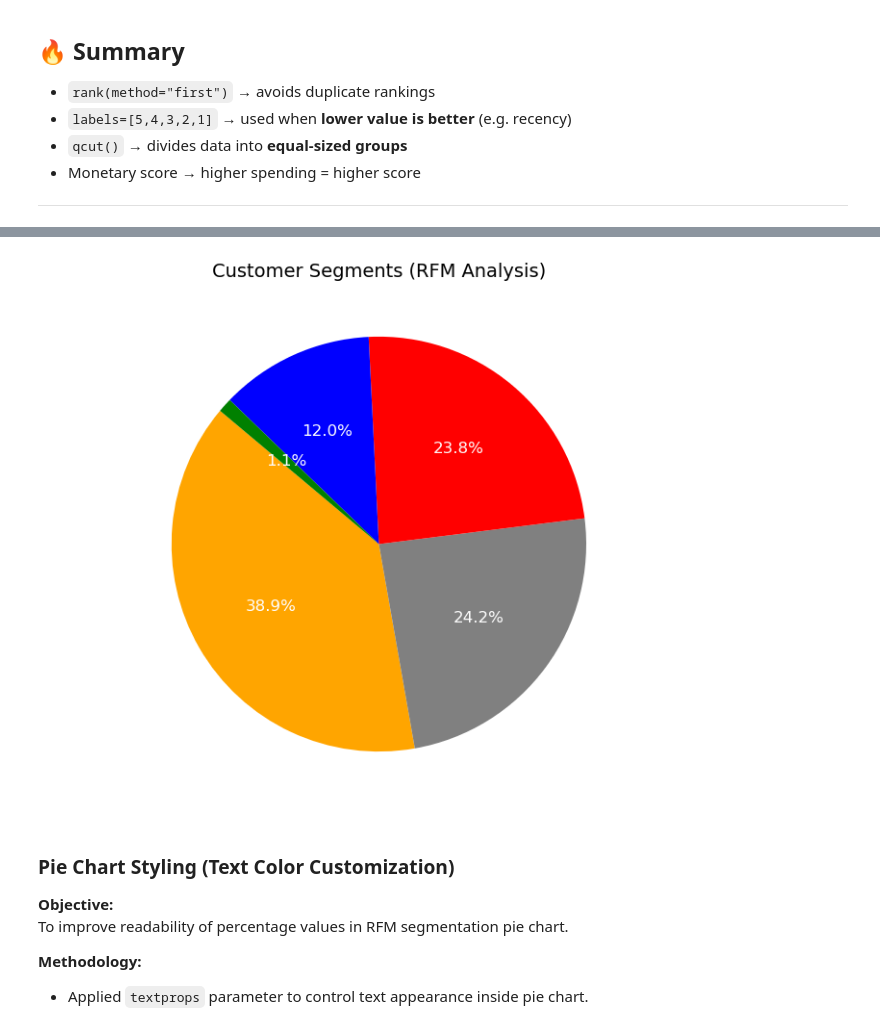
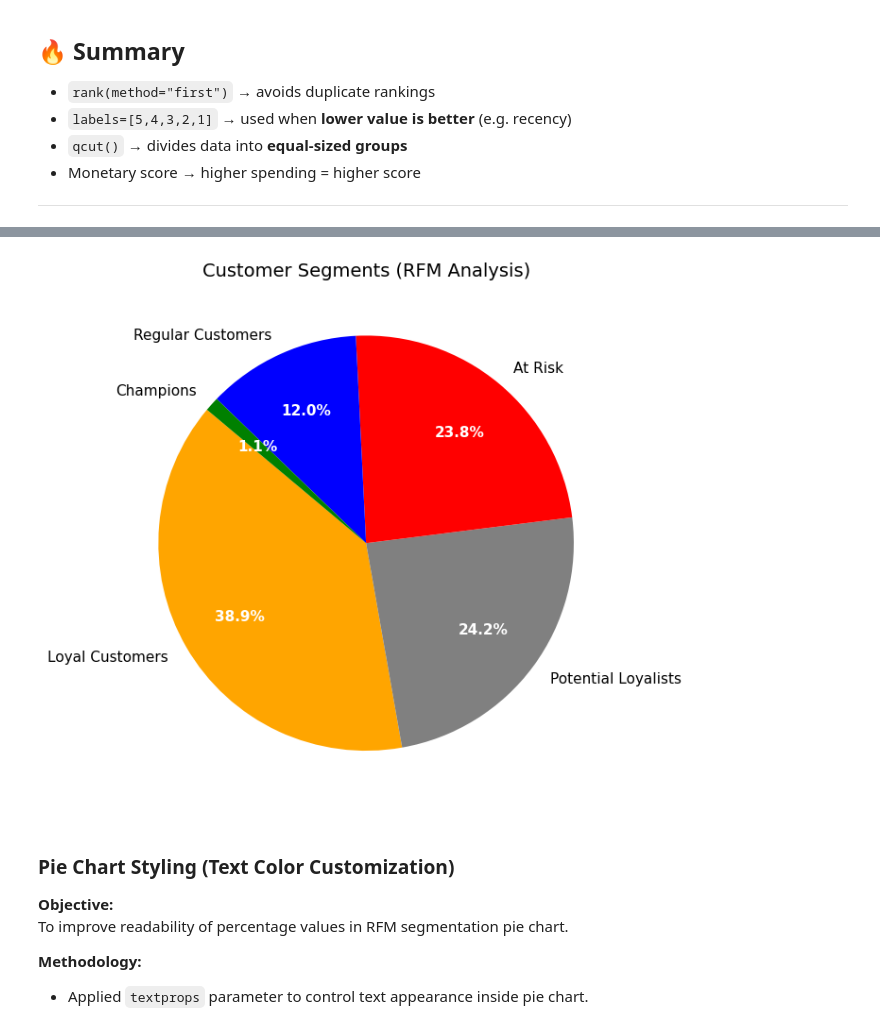
Before and after one commit to abe-temitope/olist-ecommerce-project-SQL-Python-PowerBI, a Jupyter notebook: notebooks/python_analysis.ipynb, the cells around one changed output, grey strips where cells are left out. Cells and saved outputs as stored; diff of their text form; code cells hidden in the pictures.

```diff
--- a/notebooks/python_analysis.ipynb
+++ b/notebooks/python_analysis.ipynb
@@ -818,0 +850,14 @@ plt.show()
+# %%
+high_revenue_high_demand = pd.merge(
+    top_products_revenue[["product_id", "total_revenue", "total_orders"]],
+    top_products_sold[["product_id"]],
+    on="product_id"
+)
+
+high_revenue_high_demand = pd.merge(
+    high_revenue_high_demand[["product_id", "total_revenue", "total_orders"]],
+    product_full[["product_id", "product_category"]],
+    on="product_id")
+
+
+high_revenue_high_demand
@@ -1022,4 +1049,10 @@ category_summary = category_summary.groupby("product_category").agg(
     total_revenue=("price", "sum"),
     total_products=("product_id", "count")
 ).reset_index().sort_values(by="total_revenue", ascending=False)
+# %%
+category_summary["rank"] = (
+    category_summary["total_revenue"]
+    .rank(ascending=False, method="dense")
+    .astype(int)
+)
 # %%
@@ -1501,32 +1519,45 @@ rfm.head()
 # %%
 segment_palette = {
     "Champions": "green",
     "Loyal Customers": "orange",
     "Potential Loyalists": "grey",
     "Regular Customers": "blue",
     "At Risk": "red"
 }
 
 segment_counts = rfm["segment"].value_counts()
 
 colors = [segment_palette.get(label, "gray") for label in segment_counts.index]
 
 fig, ax = plt.subplots(figsize=(7,7))
 
-ax.pie(
+wedges, texts, autotexts = ax.pie(
     segment_counts.values,
-    labels=segment_counts.index,
-    autopct="%1.1f%%",
+    labels=segment_counts.index,   # Segment names
+    colors=colors,
+    autopct="%1.1f%%",             # Percentages
     startangle=140,
-    colors=colors,
-    textprops={"color": "white", "fontsize": 12}
+    labeldistance=1.1,
+    pctdistance=0.7
 )
+
+# Style segment labels (outside)
+for text in texts:
+    text.set_color("black")
+    text.set_fontsize(11)
+
+# Style percentages (inside slices)
+for autotext in autotexts:
+    autotext.set_color("white")
+    autotext.set_fontsize(11)
+    autotext.set_weight("bold")
 
 ax.set_title("Customer Segments (RFM Analysis)", fontsize=14)
 
+plt.tight_layout()
 plt.show()
 # %% [output]
-[figure, old version]
+[figure, new version]
 # %% [markdown]
 ### Pie Chart Styling (Text Color Customization)
 
```
Also changed, not shown: parts of 26 cells of this notebook, 18 other files.
